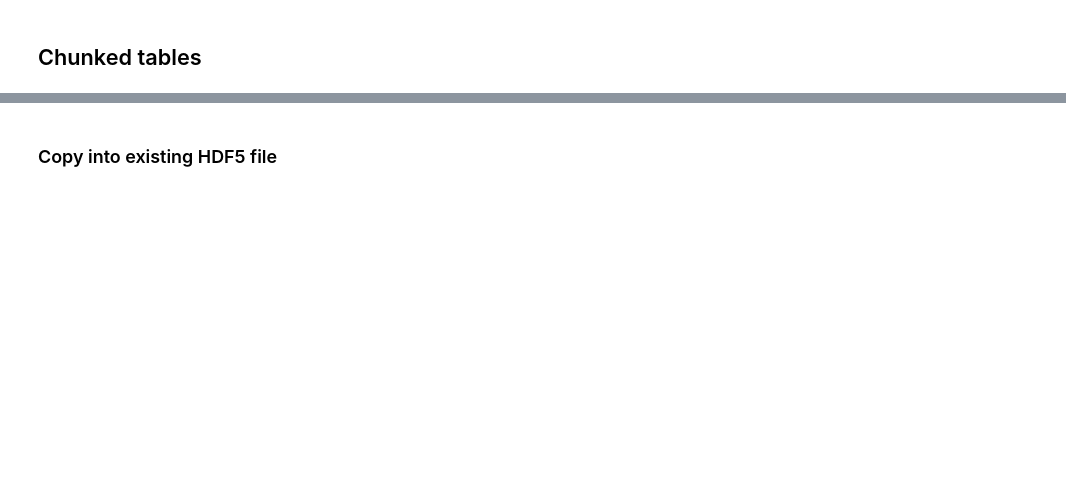
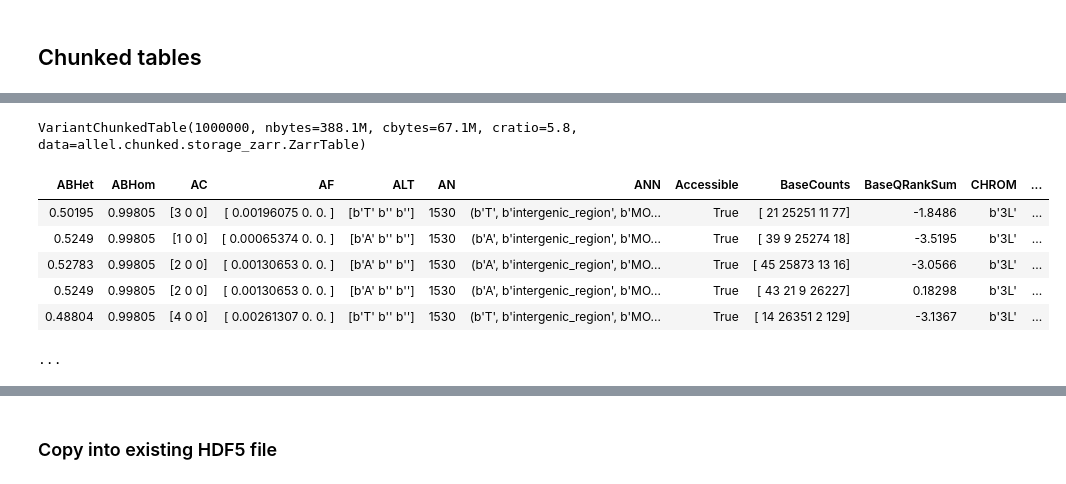
Before and after one commit to cggh/scikit-allel, a Jupyter notebook: notebooks/profiling/chunked.ipynb, the cells around one changed output, grey strips where cells are left out. Saved outputs shown, nothing was run; the diff lists cells and outputs as text; code cells hidden in the pictures; blank space fills up the shorter version.

Commit message:
resolves #100; resolves #101 with support for zarr

```diff
--- a/notebooks/profiling/chunked.ipynb
+++ b/notebooks/profiling/chunked.ipynb
@@ -356,0 +519,3 @@ vt_hdf5mem_zlib1 = vt.copy(storage='hdf5mem_zlib1', stop=1000000)
+# %%
+vt_zarrmem = vt.copy(storage='zarrmem', stop=1000000)
+%timeit vt_zarrmem.eval(query1, vm='numexpr')
@@ -356,0 +524,11 @@ vt_hdf5mem_zlib1 = vt.copy(storage='hdf5mem_zlib1', stop=1000000)
+# %%
+vt_zarrmem
+# %% [output]
+VariantChunkedTable(1000000, nbytes=388.1M, cbytes=67.1M, cratio=5.8, data=allel.chunked.storage_zarr.ZarrTable)
+| ABHet | ABHom | AC | AF | ALT | AN | ANN | Accessible | BaseCounts | BaseQRankSum | CHROM | ... |
+| 0.50195 | 0.99805 | [3 0 0] | [ 0.00196075 0. 0. ] | [b'T' b'' b''] | 1530 | (b'T', b'intergenic_region', b'MO... | True | [ 21 25251 11 77] | -1.8486 | b'3L' | ... |
+| 0.5249 | 0.99805 | [1 0 0] | [ 0.00065374 0. 0. ] | [b'A' b'' b''] | 1530 | (b'A', b'intergenic_region', b'MO... | True | [ 39 9 25274 18] | -3.5195 | b'3L' | ... |
+| 0.52783 | 0.99805 | [2 0 0] | [ 0.00130653 0. 0. ] | [b'A' b'' b''] | 1530 | (b'A', b'intergenic_region', b'MO... | True | [ 45 25873 13 16] | -3.0566 | b'3L' | ... |
+| 0.5249 | 0.99805 | [2 0 0] | [ 0.00130653 0. 0. ] | [b'A' b'' b''] | 1530 | (b'A', b'intergenic_region', b'MO... | True | [ 43 21 9 26227] | 0.18298 | b'3L' | ... |
+| 0.48804 | 0.99805 | [4 0 0] | [ 0.00261307 0. 0. ] | [b'T' b'' b''] | 1530 | (b'T', b'intergenic_region', b'MO... | True | [ 14 26351 2 129] | -3.1367 | b'3L' | ... |
+...
```
Also changed, not shown: parts of 56 cells of this notebook, 5 other files.
